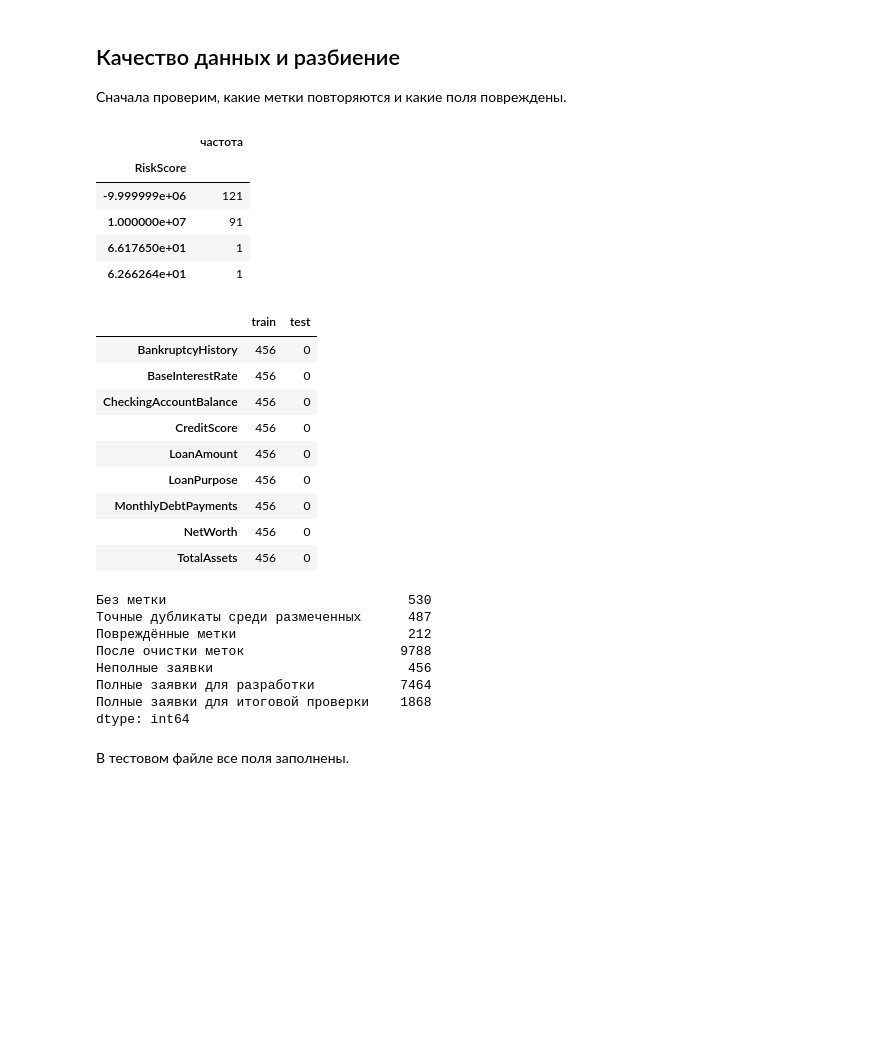
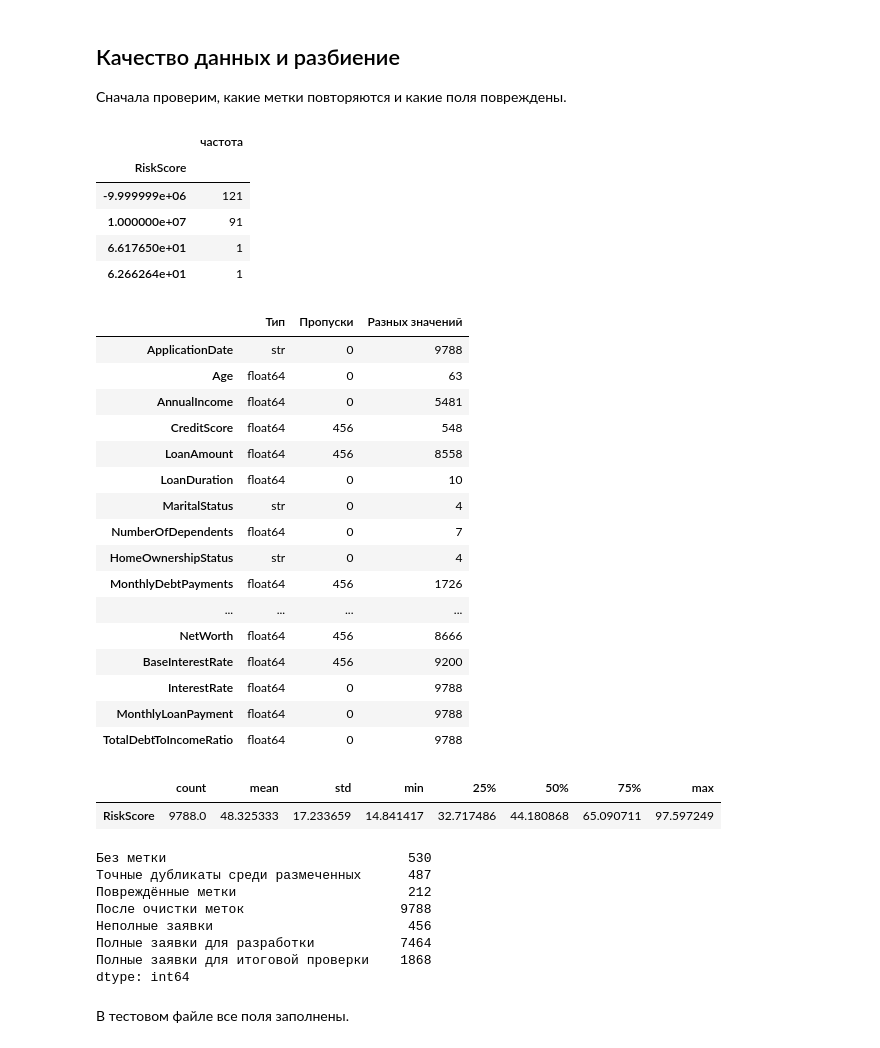
Before and after one commit to sprovay/Machine_Learning_Concepts_Labs, a Jupyter notebook: lab1/lab1.ipynb, the cells around one changed output. Cells and saved outputs as stored; diff of their text form; code cells hidden in the pictures; blank space fills up the shorter version.

```diff
--- a/lab1/lab1.ipynb
+++ b/lab1/lab1.ipynb
@@ -33,43 +33,57 @@ display(pd.DataFrame({"строк": [len(train), len(test), len(example)],
 # %%
 labeled = train.dropna(subset=[target])
 unique = labeled.drop_duplicates()
 display(unique[target].value_counts().head(4).to_frame("частота"))
 invalid = unique[target].isin([-9999999, 10000000])
 clean = unique.loc[~invalid].reset_index(drop=True)
-missing = pd.DataFrame({"train": clean.isna().sum(), "test": test.isna().sum()}).fillna(0)
-display(missing.loc[missing.max(axis=1) > 0].astype(int))
+
+clean_features = clean.drop(columns=target)
+feature_summary = pd.DataFrame({
+    "Тип": clean_features.dtypes.astype(str).replace("object", "str"),
+    "Пропуски": clean_features.isna().sum(),
+    "Разных значений": clean_features.nunique(dropna=True),
+})
+display(feature_summary)
+display(clean[[target]].describe().T)
 
 development, control = train_test_split(clean, test_size=.20, random_state=SEED)
 dev = development.dropna().reset_index(drop=True)
 hold = control.dropna().reset_index(drop=True)
 display(pd.Series({
     "Без метки": len(train) - len(labeled),
     "Точные дубликаты среди размеченных": len(labeled) - len(unique),
     "Повреждённые метки": invalid.sum(),
     "После очистки меток": len(clean),
     "Неполные заявки": clean.isna().any(axis=1).sum(),
     "Полные заявки для разработки": len(dev),
     "Полные заявки для итоговой проверки": len(hold),
 }))
-assert test.drop(columns="ID").notna().all().all()
-assert set(dev.ApplicationDate).isdisjoint(hold.ApplicationDate)
 # %% [output]
 |  | частота |
 | RiskScore |  |
 | -9.999999e+06 | 121 |
 | 1.000000e+07 | 91 |
 | 6.617650e+01 | 1 |
 | 6.266264e+01 | 1 |
-|  | train | test |
-| BankruptcyHistory | 456 | 0 |
-| BaseInterestRate | 456 | 0 |
-| CheckingAccountBalance | 456 | 0 |
-| CreditScore | 456 | 0 |
-| LoanAmount | 456 | 0 |
-| LoanPurpose | 456 | 0 |
-| MonthlyDebtPayments | 456 | 0 |
-| NetWorth | 456 | 0 |
-| TotalAssets | 456 | 0 |
+|  | Тип | Пропуски | Разных значений |
+| ApplicationDate | str | 0 | 9788 |
+| Age | float64 | 0 | 63 |
+| AnnualIncome | float64 | 0 | 5481 |
+| CreditScore | float64 | 456 | 548 |
+| LoanAmount | float64 | 456 | 8558 |
+| LoanDuration | float64 | 0 | 10 |
+| MaritalStatus | str | 0 | 4 |
+| NumberOfDependents | float64 | 0 | 7 |
+| HomeOwnershipStatus | str | 0 | 4 |
+| MonthlyDebtPayments | float64 | 456 | 1726 |
+| ... | ... | ... | ... |
+| NetWorth | float64 | 456 | 8666 |
+| BaseInterestRate | float64 | 456 | 9200 |
+| InterestRate | float64 | 0 | 9788 |
+| MonthlyLoanPayment | float64 | 0 | 9788 |
+| TotalDebtToIncomeRatio | float64 | 0 | 9788 |
+|  | count | mean | std | min | 25% | 50% | 75% | max |
+| RiskScore | 9788.0 | 48.325333 | 17.233659 | 14.841417 | 32.717486 | 44.180868 | 65.090711 | 97.597249 |
 Без метки                               530
 Точные дубликаты среди размеченных      487
 Повреждённые метки                      212
```
Also changed, not shown: parts of 11 cells of this notebook, 1 other file.
